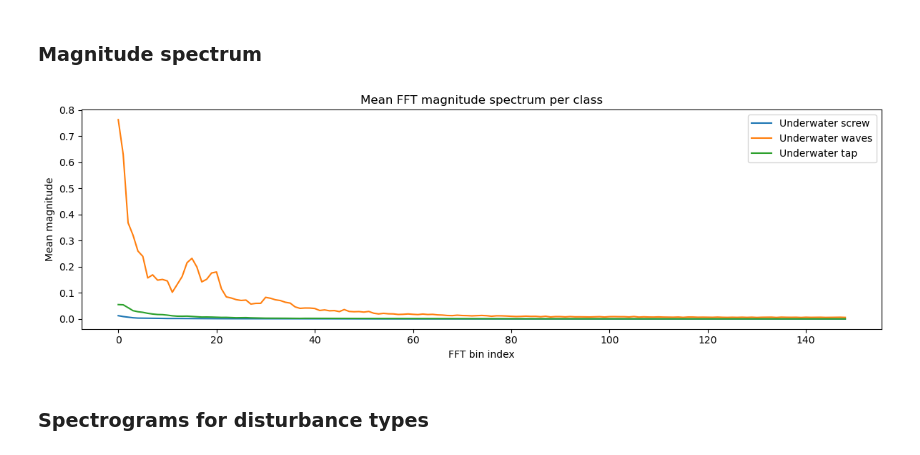
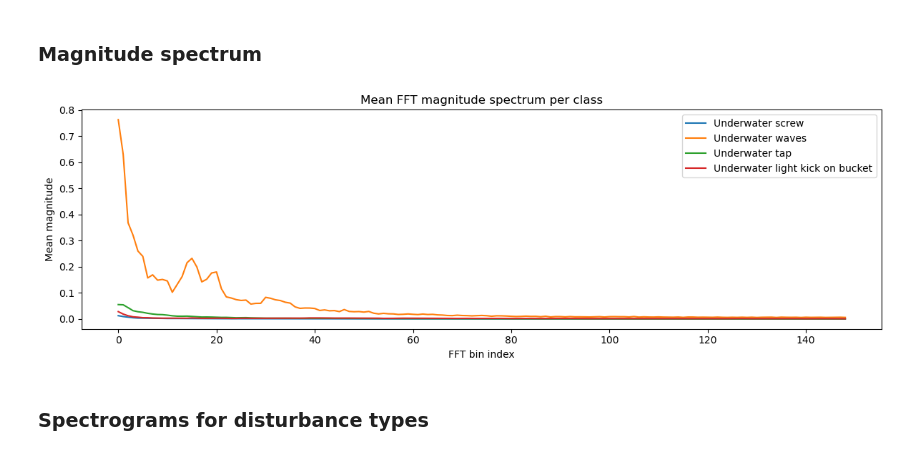
Before and after one commit to leac-1/Fagprojekt-ML, a Jupyter notebook: ML for classification/UW_UG_analysis.ipynb, the cells around one changed output. Drawn from its saved outputs; the diff is of its cells as text; code cells hidden in the pictures.

```diff
--- a/ML for classification/UW_UG_analysis.ipynb
+++ b/ML for classification/UW_UG_analysis.ipynb
@@ -71,25 +71,27 @@ def process_folder(folder):
 X_UWscrew = process_folder("Saved data/UW_screw")
 X_UWwaves= process_folder("Saved data/UW_waves")
 X_UWtap  = process_folder("Saved data/UW_tap")
+X_UWkick = process_folder("Saved data/UW_LightKick")
 # %% [markdown]
 ### Magnitude spectrum
 # %%
 import matplotlib.pyplot as plt
 
 freqs = np.fft.rfftfreq(150, d=np.mean([np.mean(np.diff(t)) for t in []]))  # approximate
 
 plt.figure(figsize=(12, 4))
 plt.plot(np.log1p(X_UWscrew.mean(axis=0)), label="Underwater screw")
 plt.plot(np.log1p(X_UWwaves.mean(axis=0)), label="Underwater waves")
 plt.plot(np.log1p(X_UWtap.mean(axis=0)), label="Underwater tap")
+plt.plot(np.log1p(X_UWkick.mean(axis=0)), label="Underwater light kick on bucket")
 plt.xlabel("FFT bin index")
 plt.ylabel("Mean magnitude")
 plt.title("Mean FFT magnitude spectrum per class")
 plt.legend()
 plt.tight_layout()
 plt.show()
 # %% [output]
-[figure, old version]
+[figure, new version]
 # %% [markdown]
 ### Spectrograms for disturbance types
 # %%
```
Also changed, not shown: parts of 8 cells of this notebook, 10 other files.
